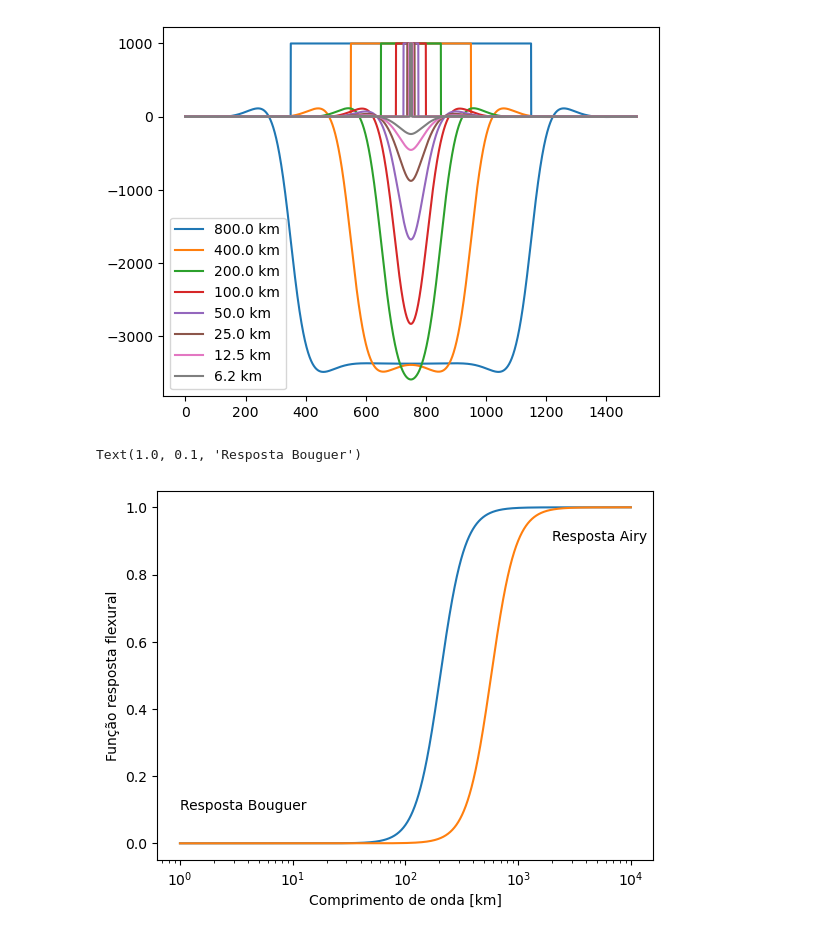
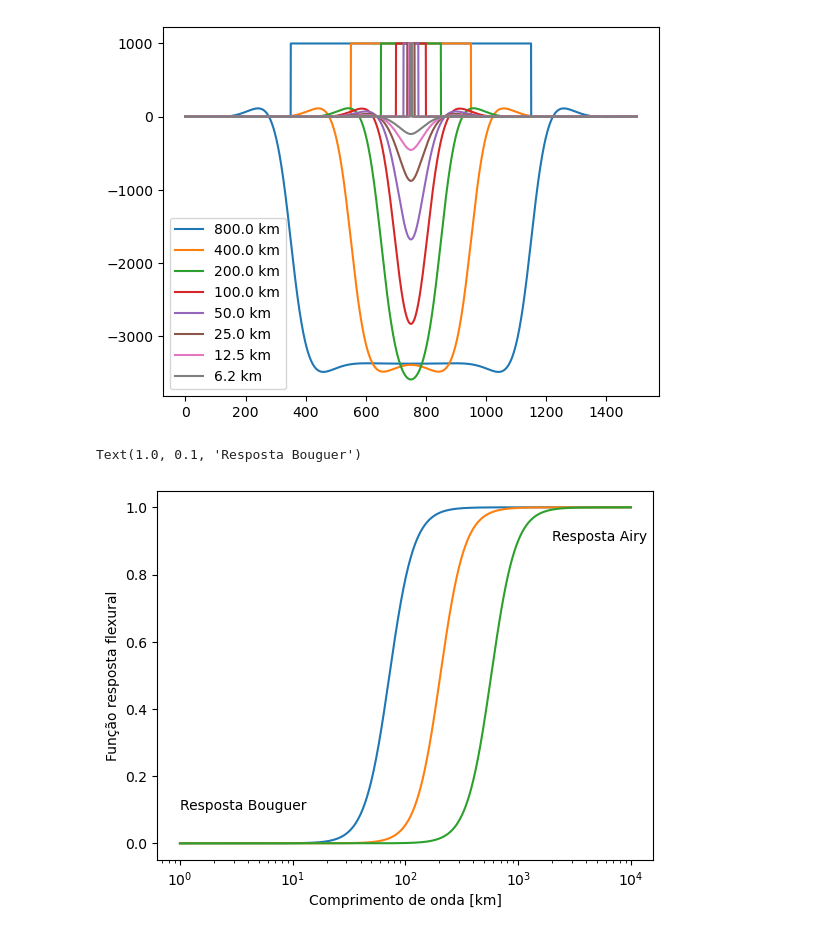
Before and after one commit to YagoMCastro/bacias-msc-2024, a Jupyter notebook: notebooks/classes/resposta_flexural.ipynb, the cells around one changed output. Drawn from its saved outputs; the diff is of its cells as text; code cells hidden in the pictures.

```diff
--- a/notebooks/classes/resposta_flexural.ipynb
+++ b/notebooks/classes/resposta_flexural.ipynb
@@ -94,31 +94,35 @@ def flexural_response(lamb, Te):
     rhom = 3300.0
     rhoi = 2500.0
 
     g = 10.0
 
     E = 1.e11 # Módulo de elasticidade [Pa]
     v = 0.25 # poisson
 
     D = E*Te**3/(12*(1-v**2))
     k = 2*np.pi/lamb
 
     phi = 1.0/(1.0+D*k**4/(g*(rhom-rhoi)))
     return phi
 
 lamb = np.arange(1.0, 10e3,1.0)
 lamb *= 1000
 
+
+phi = flexural_response(lamb, 2.5e3)
+plt.semilogx(lamb/1000, phi, label="$T_e=10$ km")
+
 phi = flexural_response(lamb, 10e3)
 plt.semilogx(lamb/1000, phi, label="$T_e=10$ km")
 
 
 phi = flexural_response(lamb, 40e3)
 plt.semilogx(lamb/1000, phi, label="$T_e=40$ km")
 
 plt.xlabel("Comprimento de onda [km]")
 plt.ylabel("Função resposta flexural")
 plt.text(2*1e3, 0.90, "Resposta Airy")
 plt.text(1*1e0, 0.10, "Resposta Bouguer")
 # %% [output]
 Text(1.0, 0.1, 'Resposta Bouguer')
-[figure, old version]
+[figure, new version]
```
